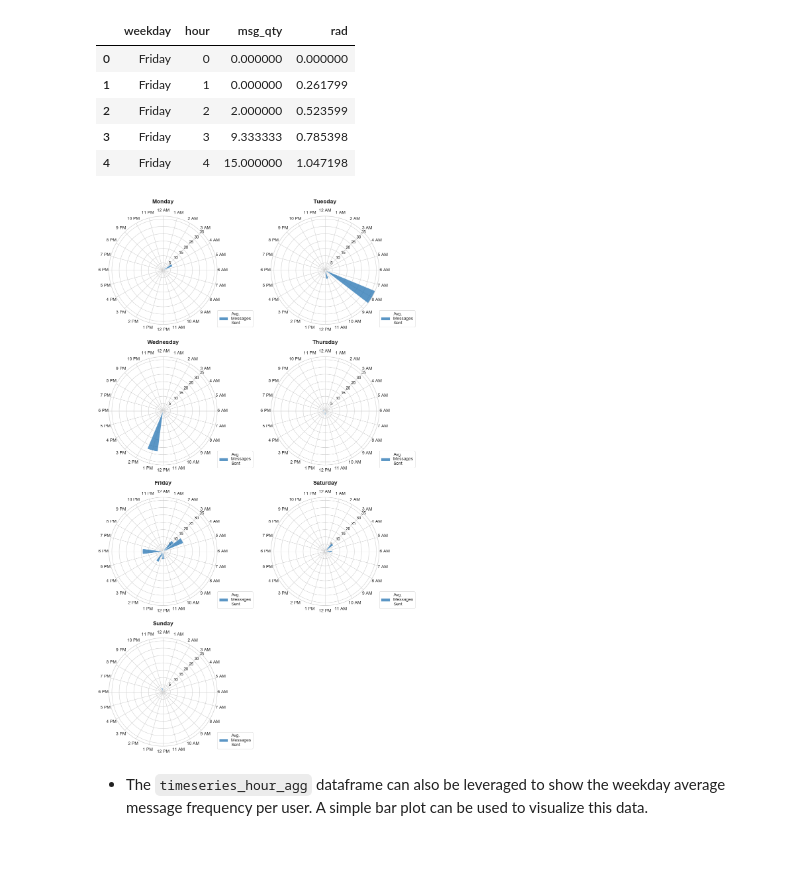
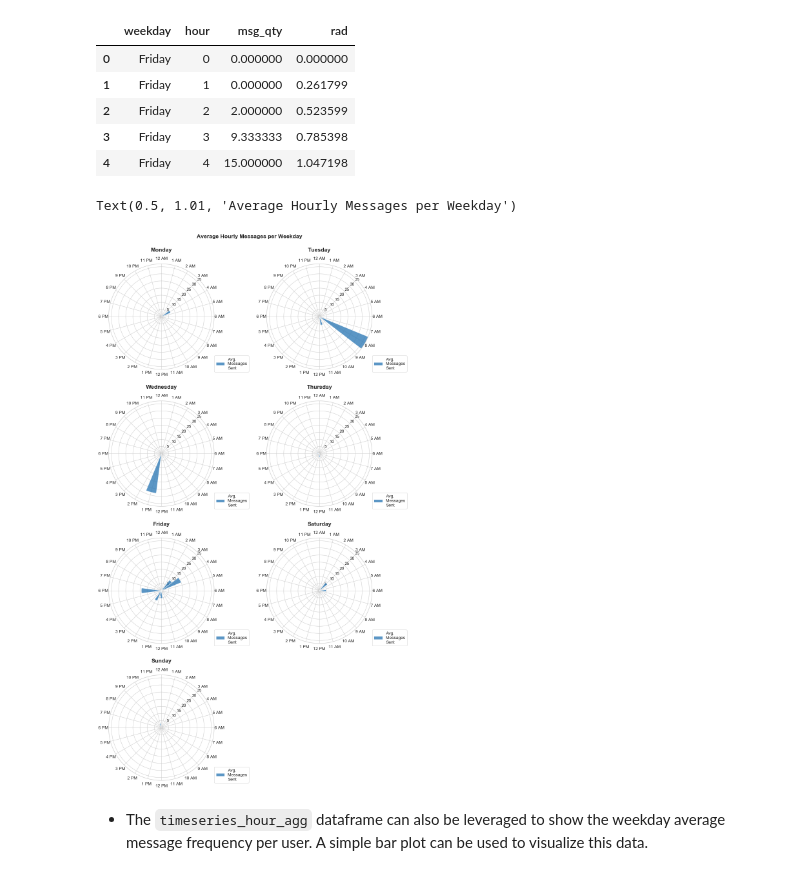
Before and after one commit to shenal-siri/WhatsApp-Chat-Viz, a Jupyter notebook: Chat-History-Prototyping.ipynb, the cells around one changed output. Cells and saved outputs as stored; diff of their text form; code cells hidden in the pictures.

```diff
--- a/Chat-History-Prototyping.ipynb
+++ b/Chat-History-Prototyping.ipynb
@@ -743,34 +752,3 @@ ax.legend(title="User", bbox_to_anchor=(1,1), loc="upper left")
 [figure]
 # %% [markdown]
 - Using the `timeseries_day` and `messages` dataframes, we can visualize a few more aggregate stats in 'card' form:
-# %%
-# Define plot style, palette and font scaling
-sns.set_style('whitegrid')
-sns.set_palette(PALETTE_PAIR)
-sns.set_context("notebook", font_scale=1.2, rc={"lines.linewidth": 1.5})
-
-# Plot 1 x 2 subplot axes to specified figure size.
-fig, axs = plt.subplots(nrows=1, ncols=2, figsize=(12,2.75))
-
-for user, ax, color in zip(USERLIST, axs, PALETTE_PAIR):
-
-    # Create and format text string for output (from the summary dataframe)
-
-    output_text = ["Average messages per day: " + r"$\bf{" + "{:.2f}".format(timeseries_day[user].sum(axis=1).mean()) + "}$",
-                "Total keywords in longest message: " + r"$\bf{" + "{}".format(messages[messages['username']==user]['count_keywords'].max()) + "}$",
-                "Highest number of emojis in a single message: " + r"$\bf{" + "{}".format(messages[messages['username']==user]['count_emojis'].max()) + "}$"]
-
-    output_text = "\n".join(output_text)
-
-    # Create and format annotation boxes and plot text
-    textbox = AnchoredText(output_text, loc=10, pad=1, borderpad=0)
-    textbox.patch.set_linewidth(1.5)
-    textbox.patch.set_facecolor(color)
-    textbox.patch.set_alpha(0.25)
-    ax.add_artist(textbox)
-
-    # Set title and hide axes
-    ax.set_title(user, y = 1.05, fontsize="large", weight="bold")
-    ax.axis('off')
-
-fig.tight_layout(pad=1.5)
@@ -1382,35 +1411,37 @@ for day, ax in zip(label_days, axs.flat[:-1]):
     # Plot bars
     ax.bar(data_theta, data_r, width = cust_width, alpha=0.8, label=day)
 
     # Ensure the labels go clockwise
     ax.set_theta_direction(-1)
 
     # Align '12 AM' to the 'North' of the plot
     ax.set_theta_offset(np.pi/2)
 
     # Set the circumference ticks
     ax.set_xticks(np.linspace(0, 2*np.pi, len(label_ticks), endpoint=False))
 
     # Set the label names
     ax.set_xticklabels(label_ticks)
 
     # Set range limit to max value of dataframe
     ax.set_rlim(0, ts_max)
 
     # Align range axis to '3 AM' (typically least populated)
     ax.set_rlabel_position(np.rad2deg(cust_width*3))
 
     # Set subplot title and spacing
     ax.set_title(day, y = 1.1, fontsize="large", weight="bold")
 
     # Set legend
     ax.legend(["Avg.\nMessages\nSent"], bbox_to_anchor=(1.35, 0.15))
 
 
-# Set padding between subplots
+# Set padding between subplots and add fig title
 fig.tight_layout(pad=2)
+fig.suptitle("Average Hourly Messages per Weekday", y=1.01, weight="bold")
 # %% [output]
+Text(0.5, 1.01, 'Average Hourly Messages per Weekday')
-[figure, old version]
+[figure, new version]
 # %% [markdown]
  - The `timeseries_hour_agg` dataframe can also be leveraged to show the weekday average message frequency per user. A simple bar plot can be used to visualize this data.
 # %%
```
Also changed, not shown: parts of 14 cells of this notebook.
